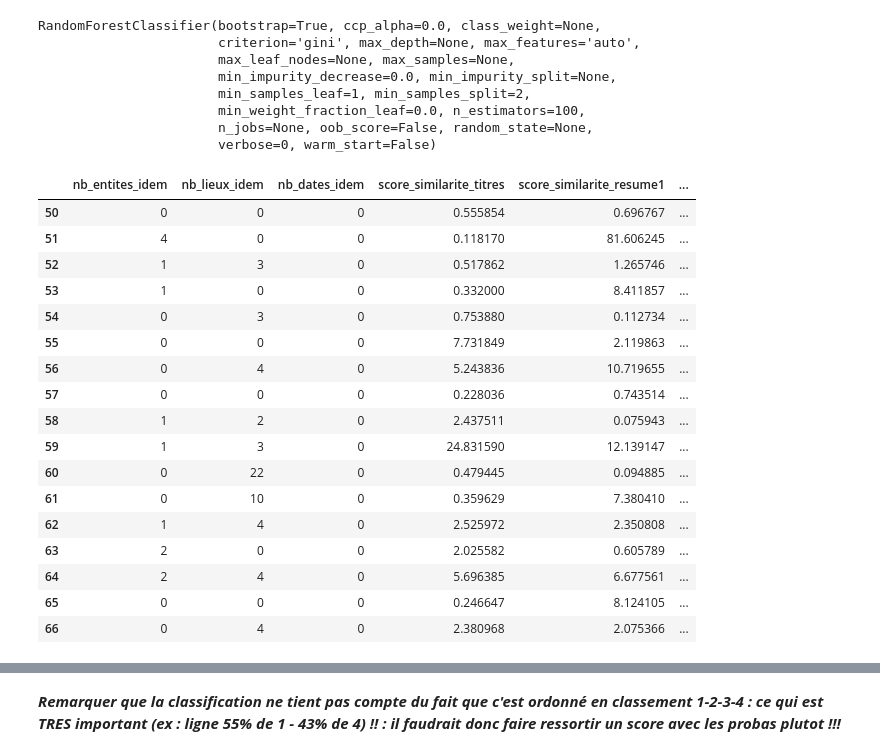
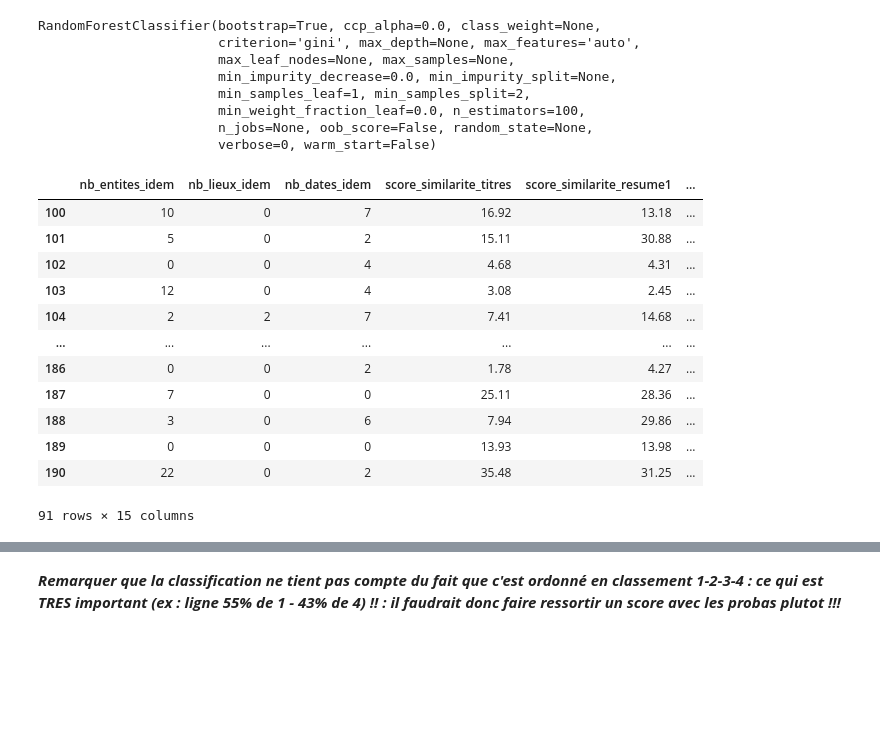
Before and after one commit to sebastiendufour1972/BL.Research-at-SemEval-2022-Task-8, a Jupyter notebook: english/Finalisation_programme_english.ipynb, the cells around one changed output, grey strips where cells are left out. Cells and saved outputs as stored; diff of their text form; code cells hidden in the pictures; blank space fills up the shorter version.

```diff
--- a/english/Finalisation_programme_english.ipynb
+++ b/english/Finalisation_programme_english.ipynb
@@ -615,7 +696,10 @@ anglais
+# %%
+taille_train = 100
+dernier_test = 191
 # %%
 predicteurs = ['nb_entites_idem', 'nb_lieux_idem', 'nb_dates_idem', 'score_similarite_titres', 'score_similarite_resume1',
-    'score_similarite_resume2', 'score_classif1', 'score_classif2','score_sentiment1', 'score_sentiment2', 'meth1_similarites',
-    'meth2_similarites']
+    'score_similarite_resume2', 'score_classif1', 'score_classif2','score_sentiment1',
+    'score_sentiment2', 'score_sentiment3', 'meth1_similarites','meth2_similarites']
 # 2e test sans les predicteurs entites et méthodes similarités
 # predicteurs1 = ['score_similarite_titres','score_similarite_resume1','score_similarite_resume2','score_classif1','score_classif2',
 #            'score_sentiment1','score_sentiment2']
@@ -681,7 +869,7 @@ predicteurs 1 : Les plus satisfaisants : LR - LDA - RF - XGB - NB : environ 40%
 # %%
 essai_classif = anglais[['Geography','Entities', 'Time', 'Narrative', 'Overall', 'Style', 'Tone','nb_entites_idem',
     'nb_lieux_idem', 'nb_dates_idem', 'score_similarite_titres', 'score_similarite_resume1','score_similarite_resume2',
-    'score_classif1', 'score_classif2','score_sentiment1', 'score_sentiment2', 'meth1_similarites','meth2_similarites']]
+    'score_classif1', 'score_classif2','score_sentiment1', 'score_sentiment2', 'score_sentiment3','meth1_similarites','meth2_similarites']]
 # %%
 # Si on veut utiliser faire un classemen,t supprimer ligne error puis changer les types pour meth1 meth2
 essai_classif = essai_classif[essai_classif.meth1_similarites != 'Error']
@@ -736,7 +921,7 @@ Xtrain = essai_classif[predicteurs].reset_index(drop=True)
 ytrain = essai_classif['Overall'].reset_index(drop=True)
 # %%
 rf = RandomForestClassifier()
-rf.fit(Xtrain[:1000],ytrain[:1000])
+rf.fit(Xtrain[:taille_train],ytrain[:taille_train])
 # %% [output]
 RandomForestClassifier(bootstrap=True, ccp_alpha=0.0, class_weight=None,
                        criterion='gini', max_depth=None, max_features='auto',
@@ -747,26 +932,21 @@ RandomForestClassifier(bootstrap=True, ccp_alpha=0.0, class_weight=None,
                        n_jobs=None, oob_score=False, random_state=None,
                        verbose=0, warm_start=False)
 # %%
-res_rf = rf.predict(Xtrain[50:])
-res_rf = pd.concat([Xtrain[50:],ytrain[50:],pd.DataFrame(res_rf,columns = ['RF'],index = range(50,67))],axis=1)
+res_rf = rf.predict(Xtrain[taille_train:])
+res_rf = pd.concat([Xtrain[taille_train:],ytrain[taille_train:],pd.DataFrame(res_rf,columns = ['RF'],index = range(taille_train,dernier_test))],axis=1)
 res_rf
 # %% [output]
 |  | nb_entites_idem | nb_lieux_idem | nb_dates_idem | score_similarite_titres | score_similarite_resume1 | ... |
-| 50 | 0 | 0 | 0 | 0.555854 | 0.696767 | ... |
-| 51 | 4 | 0 | 0 | 0.118170 | 81.606245 | ... |
-| 52 | 1 | 3 | 0 | 0.517862 | 1.265746 | ... |
-| 53 | 1 | 0 | 0 | 0.332000 | 8.411857 | ... |
-| 54 | 0 | 3 | 0 | 0.753880 | 0.112734 | ... |
-| 55 | 0 | 0 | 0 | 7.731849 | 2.119863 | ... |
-| 56 | 0 | 4 | 0 | 5.243836 | 10.719655 | ... |
-| 57 | 0 | 0 | 0 | 0.228036 | 0.743514 | ... |
-| 58 | 1 | 2 | 0 | 2.437511 | 0.075943 | ... |
-| 59 | 1 | 3 | 0 | 24.831590 | 12.139147 | ... |
-| 60 | 0 | 22 | 0 | 0.479445 | 0.094885 | ... |
-| 61 | 0 | 10 | 0 | 0.359629 | 7.380410 | ... |
-| 62 | 1 | 4 | 0 | 2.525972 | 2.350808 | ... |
-| 63 | 2 | 0 | 0 | 2.025582 | 0.605789 | ... |
-| 64 | 2 | 4 | 0 | 5.696385 | 6.677561 | ... |
-| 65 | 0 | 0 | 0 | 0.246647 | 8.124105 | ... |
-| 66 | 0 | 4 | 0 | 2.380968 | 2.075366 | ... |
+| 100 | 10 | 0 | 7 | 16.92 | 13.18 | ... |
+| 101 | 5 | 0 | 2 | 15.11 | 30.88 | ... |
+| 102 | 0 | 0 | 4 | 4.68 | 4.31 | ... |
+| 103 | 12 | 0 | 4 | 3.08 | 2.45 | ... |
+| 104 | 2 | 2 | 7 | 7.41 | 14.68 | ... |
+| ... | ... | ... | ... | ... | ... | ... |
+| 186 | 0 | 0 | 2 | 1.78 | 4.27 | ... |
+| 187 | 7 | 0 | 0 | 25.11 | 28.36 | ... |
+| 188 | 3 | 0 | 6 | 7.94 | 29.86 | ... |
+| 189 | 0 | 0 | 0 | 13.93 | 13.98 | ... |
+| 190 | 22 | 0 | 2 | 35.48 | 31.25 | ... |
+91 rows × 15 columns
 # %%
```
Also changed, not shown: parts of 71 cells of this notebook.
